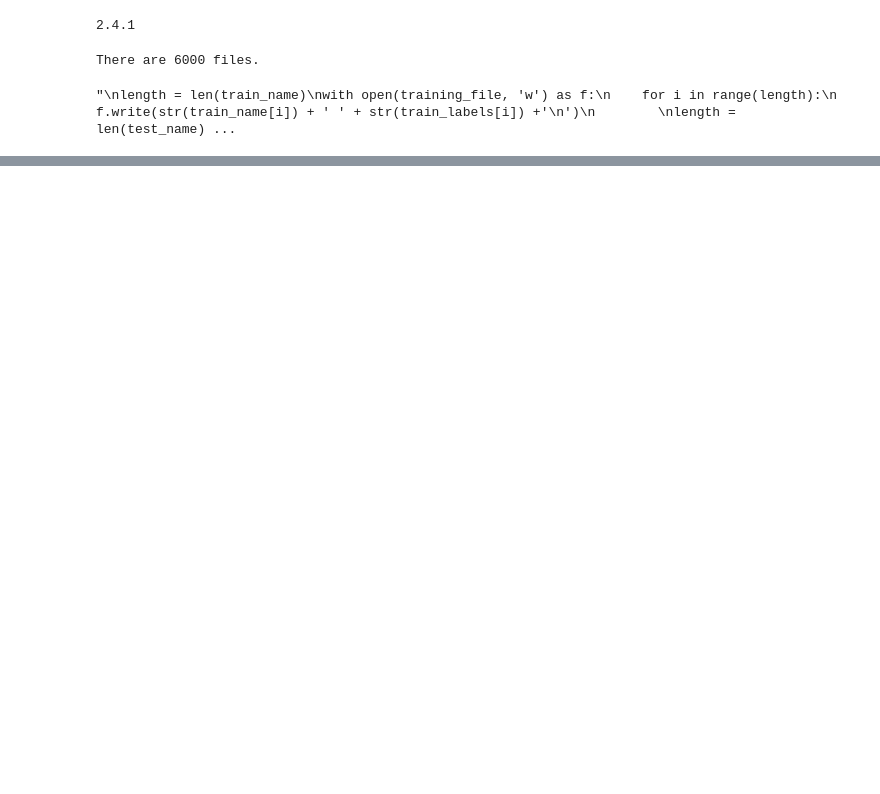
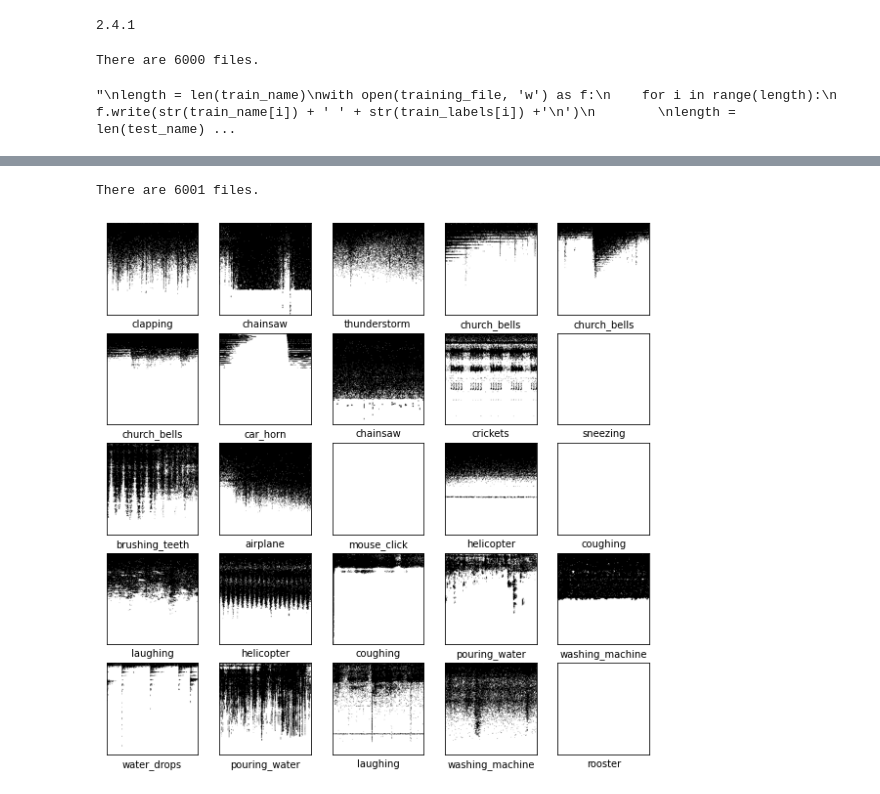
Before and after one commit to frozenburst/audio_inpainting, a Jupyter notebook: audio_inpainting.ipynb, the cells around one changed output, grey strips where cells are left out. Saved outputs shown, nothing was run; the diff lists cells and outputs as text; code cells hidden in the pictures; blank space fills up the shorter version.

```diff
--- a/audio_inpainting.ipynb
+++ b/audio_inpainting.ipynb
@@ -30,8 +42,5 @@ class_names = ['dog', 'rooster', 'pig', 'cow', 'frog',
 # %%
 ### Audio preprocess
-spec_pth = '/work/r08922a13/Waveform-auto-encoder/datasets/ESC-50-master/spectrogram_15seg'
-validation_split = 0.1
-
 train_name = []
 train_specs = []
 train_labels = []
@@ -128,10 +128,0 @@ plt.show()
-# %%
-audio_pth = '/work/r08922a13/Waveform-auto-encoder/datasets/ESC-50-master/audio_15seg'
-
-n_data = len(os.listdir(audio_pth))
-print(f'There are {n_data} files.')
-
-for i, filename in tqdm(enumerate(Path(audio_pth).glob('*'))):
-    print(filename)
-
-    break
@@ -172,0 +129,53 @@ There are 6000 files.
+# %%
+# OTSU threshold
+n_data = len(os.listdir(spec_pth))
+print(f'There are {n_data} files.')
+for i, filename in tqdm(enumerate(Path(spec_pth).glob('*.npy'))):
+    #print(filename)
+    filename = str(filename)
+    basename = op.basename(filename)
+
+    data = np.load(filename)
+    w, h, _ = data.shape
+    data = data.reshape(w, h)
+    #show_img(data)
+
+    data_255 = data * 255
+    data_255 = np.around(data_255)
+    data_255 = data_255.astype(np.uint8)
+    ret, th = cv2.threshold(data_255, 0, 1, cv2.THRESH_BINARY+cv2.THRESH_OTSU)
+    #show_img(th)
+    th_name = op.join(op.dirname(filename)+'_thOTSU', basename.split('.')[0])
+    #print(th_name)
+
+    th = th[:, :, np.newaxis]
+    np.save(th_name, th)
+# %% [output]
+There are 6001 files.
+# %%
+th_specs = []
+th_labels = []
+
+spec_th_pth = '/tmp2/paulolbear/dataset/ESC-50-master/spectrogram_15seg_thOTSU'
+for i, filename in tqdm(enumerate(Path(spec_th_pth).glob('*.npy'))):
+    data_name = str(filename)
+    data = np.load(filename)
+    #print(data.shape)
+    w, h, _ = data.shape
+    data = data.reshape(w, h)
+    class_name = int(op.basename(filename).split('-')[-1].split('_')[0])
+
+    th_specs.append(data)
+    th_labels.append(class_name)
+# %%
+plt.figure(figsize=(10,10))
+for i in range(25):
+    plt.subplot(5,5,i+1)
+    plt.xticks([])
+    plt.yticks([])
+    plt.grid(False)
+    plt.imshow(th_specs[i], cmap=plt.cm.binary)
+    plt.xlabel(class_names[th_labels[i]])
+plt.show()
+# %% [output]
+[figure, added]
```
Also changed, not shown: parts of 6 cells of this notebook, 4 other files.
